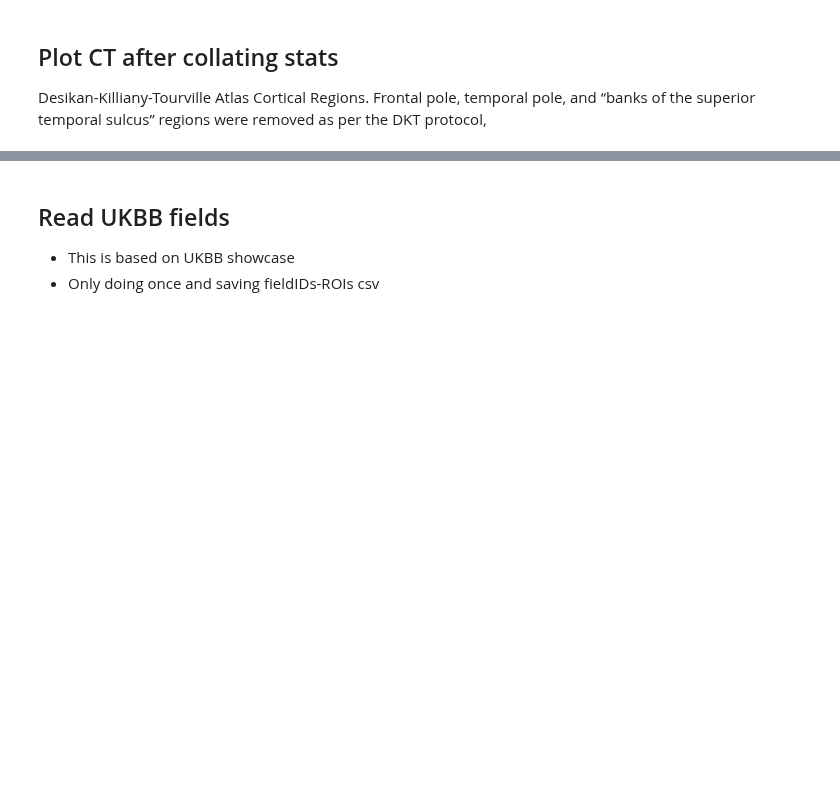
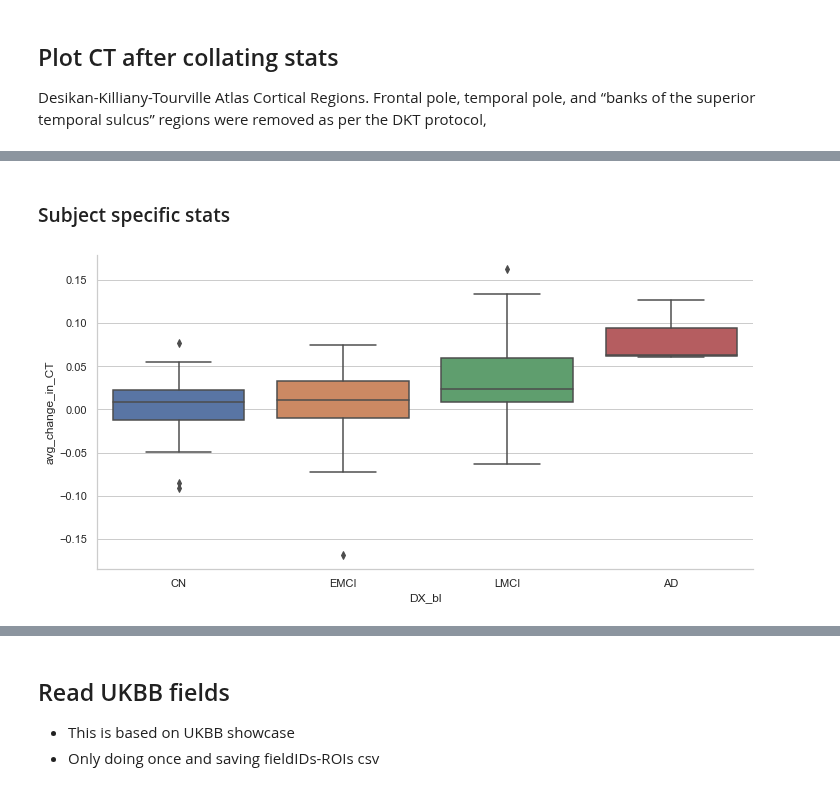
Before and after one commit to nikhil153/brain-diff, a Jupyter notebook: fmriprep/freesurfer_stats.ipynb, the cells around one changed output, grey strips where cells are left out. Saved outputs shown, nothing was run; the diff lists cells and outputs as text; code cells hidden in the pictures; blank space fills up the shorter version.

Commit message:
Added basic plots for ADNI longitudinal data

```diff
--- a/fmriprep/freesurfer_stats.ipynb
+++ b/fmriprep/freesurfer_stats.ipynb
@@ -151,4 +158,15 @@ Saving stat measures here: .//aseg_subcortical_volumes.csv
 
 Desikan-Killiany-Tourville Atlas
 Cortical Regions. Frontal pole, temporal pole, and “banks of the superior temporal sulcus” regions were removed as per the DKT protocol,
+# %%
+project_dir = "/home/nikhil/projects/brain_changes/brain-diff"
+metadata_dir = f"{project_dir}/metadata/adni"
+
+adnimerge = f"{metadata_dir}/ADNIMERGE.csv"
+
+FS_stats_dir = f"{project_dir}/fmriprep/stats/"
+BL_CT_file = f"{FS_stats_dir}adni2_bl/DKTatlas_average_thickness.csv"
+BL_ASEG_file = f"{FS_stats_dir}adni2_bl/aseg_subcortical_volumes.csv"
+FU_CT_file = f"{FS_stats_dir}m24/DKTatlas_average_thickness.csv"
+FU_ASEG_file = f"{FS_stats_dir}m24/aseg_subcortical_volumes.csv"
 # %%
@@ -180,0 +205,12 @@ FU:{len(FU_subjects)}, BLandFU:{len(BL_and_FU_subjects)}")
+# %%
+adnimerge_df = pd.read_csv(adnimerge)
+print(f"ADNIMERGE len: {len(adnimerge_df)}")
+
+adnimerge_df["subject_id"] = "sub-ADNI" + adnimerge_df["PTID"]
+adnimerge_df["subject_id"] = adnimerge_df["subject_id"].str.replace("_","")
+
+useful_cols = ["subject_id","DX_bl","AGE","PTGENDER","VISCODE"]
+adnimerge_dx_df = adnimerge_df[(adnimerge_df["subject_id"].isin(BL_and_FU_subjects)) & (adnimerge_df["VISCODE"]=="bl")][useful_cols]
+
+print(f"adnimerge with longitudinal subjects. n_subjects = {len(adnimerge_dx_df)}")
+adnimerge_dx_df.head()
@@ -180,0 +226,11 @@ FU:{len(FU_subjects)}, BLandFU:{len(BL_and_FU_subjects)}")
+# %%
+BL_CT_df_subset = BL_CT_df.loc[BL_and_FU_subjects].copy()
+
+FU_CT_df_subset = FU_CT_df.loc[BL_and_FU_subjects].copy()
+
+CT_diff_df = BL_CT_df_subset - FU_CT_df_subset
+print(f"Number of subjects with two visit data: {len(CT_diff_df)}")
+
+CT_diff_df = pd.merge(CT_diff_df.reset_index(), adnimerge_dx_df[["subject_id","DX_bl"]], on="subject_id")
+
+CT_diff_df.head()
@@ -180,0 +246,15 @@ FU:{len(FU_subjects)}, BLandFU:{len(BL_and_FU_subjects)}")
+# %% [markdown]
+### Subject specific stats
+# %%
+CT_diff_df = BL_CT_df_subset - FU_CT_df_subset
+CT_avg_diff_df = CT_diff_df.mean(axis=1)
+CT_avg_diff_df = pd.merge(CT_avg_diff_df.reset_index(), adnimerge_dx_df[["subject_id","DX_bl"]], on="subject_id")
+CT_avg_diff_df = CT_avg_diff_df.rename(columns={0:"avg_change_in_CT"})
+# %%
+plot_df = CT_avg_diff_df.copy()
+x_order = ["CN","EMCI","LMCI","AD"]
+sns.set(font_scale=1)
+with sns.axes_style("whitegrid"):
+    g = sns.catplot(x="DX_bl",y="avg_change_in_CT",order=x_order,kind="box",aspect=2,data=plot_df)
+# %% [output]
+[figure, added]
```
Also changed, not shown: parts of 9 cells of this notebook.
